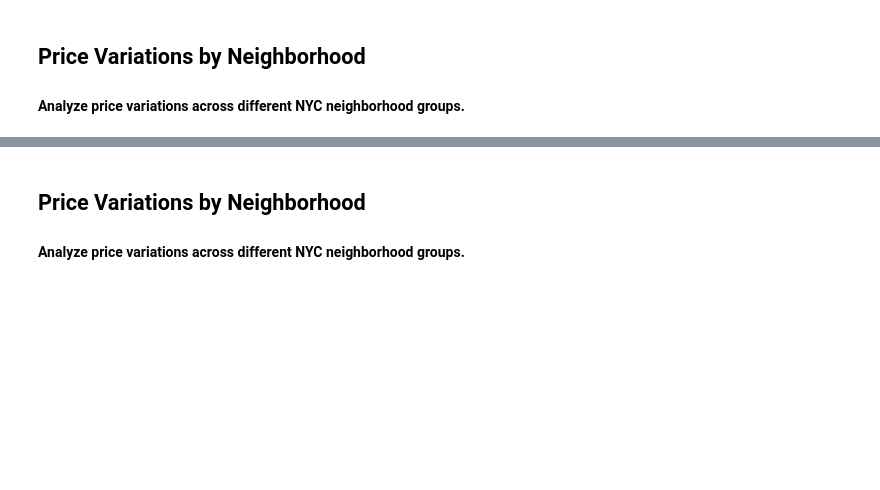
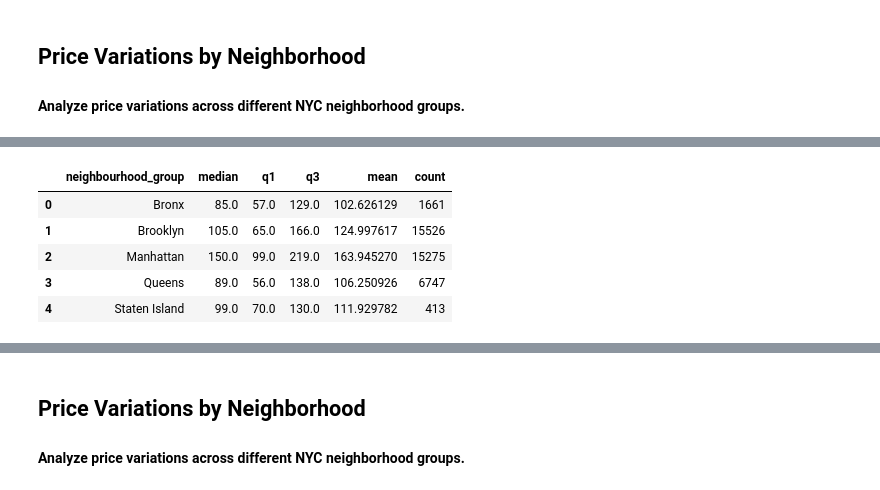
Before and after one commit to shreydd1980/Airbnb_NYC_2023, a Jupyter notebook: Airbnb_NYC_23.ipynb, the cells around one changed output, grey strips where cells are left out. Saved outputs shown, nothing was run; the diff lists cells and outputs as text; code cells hidden in the pictures; blank space fills up the shorter version.

```diff
--- a/Airbnb_NYC_23.ipynb
+++ b/Airbnb_NYC_23.ipynb
@@ -1002,0 +1001,10 @@ price_var
+# %%
+price_var = df.groupby("neighbourhood_group")["price"].agg(median="median",q1=lambda x: x.quantile(0.25),q3=lambda x: x.quantile(0.75),mean="mean",count="count").reset_index()
+price_var
+# %% [output]
+|  | neighbourhood_group | median | q1 | q3 | mean | count |
+| 0 | Bronx | 85.0 | 57.0 | 129.0 | 102.626129 | 1661 |
+| 1 | Brooklyn | 105.0 | 65.0 | 166.0 | 124.997617 | 15526 |
+| 2 | Manhattan | 150.0 | 99.0 | 219.0 | 163.945270 | 15275 |
+| 3 | Queens | 89.0 | 56.0 | 138.0 | 106.250926 | 6747 |
+| 4 | Staten Island | 99.0 | 70.0 | 130.0 | 111.929782 | 413 |
```
Also changed, not shown: parts of 28 cells of this notebook.
